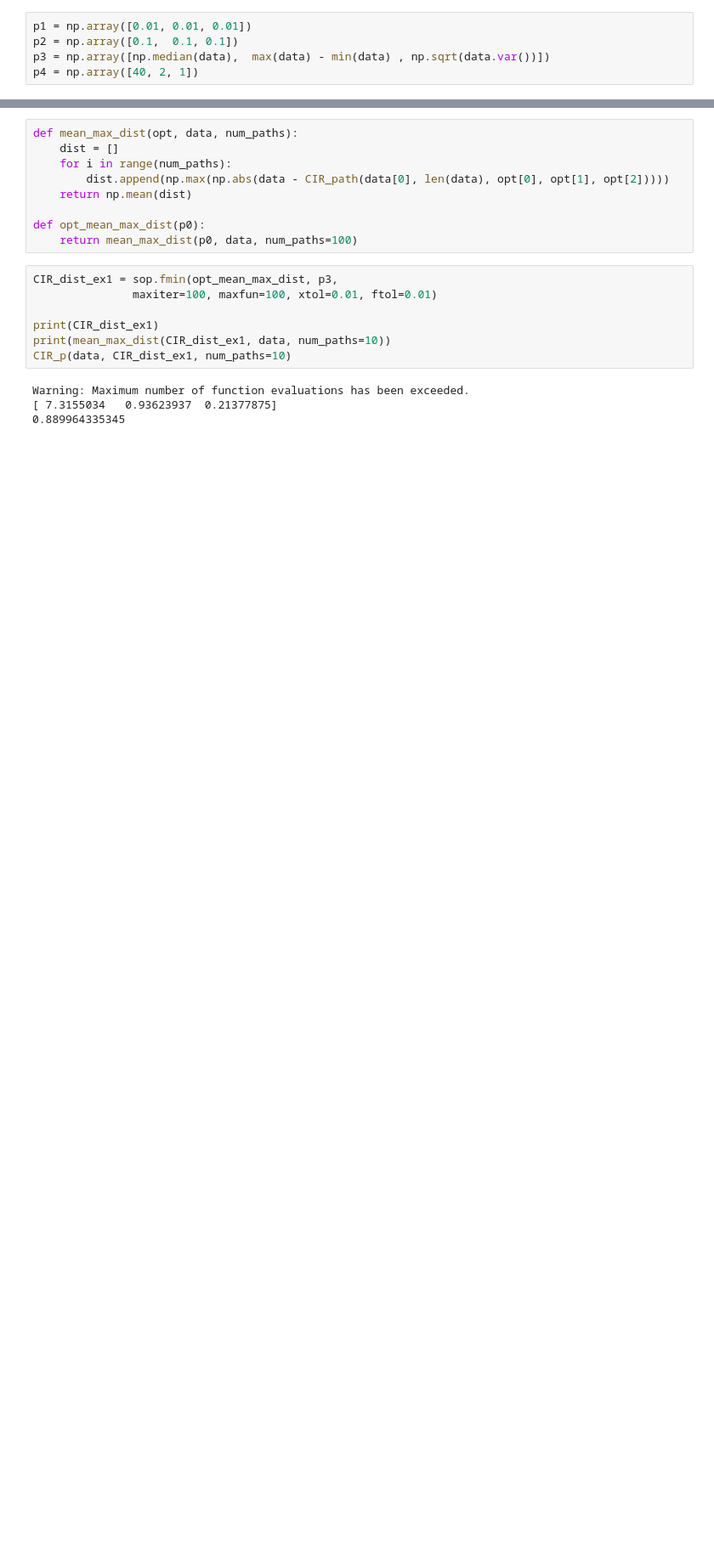
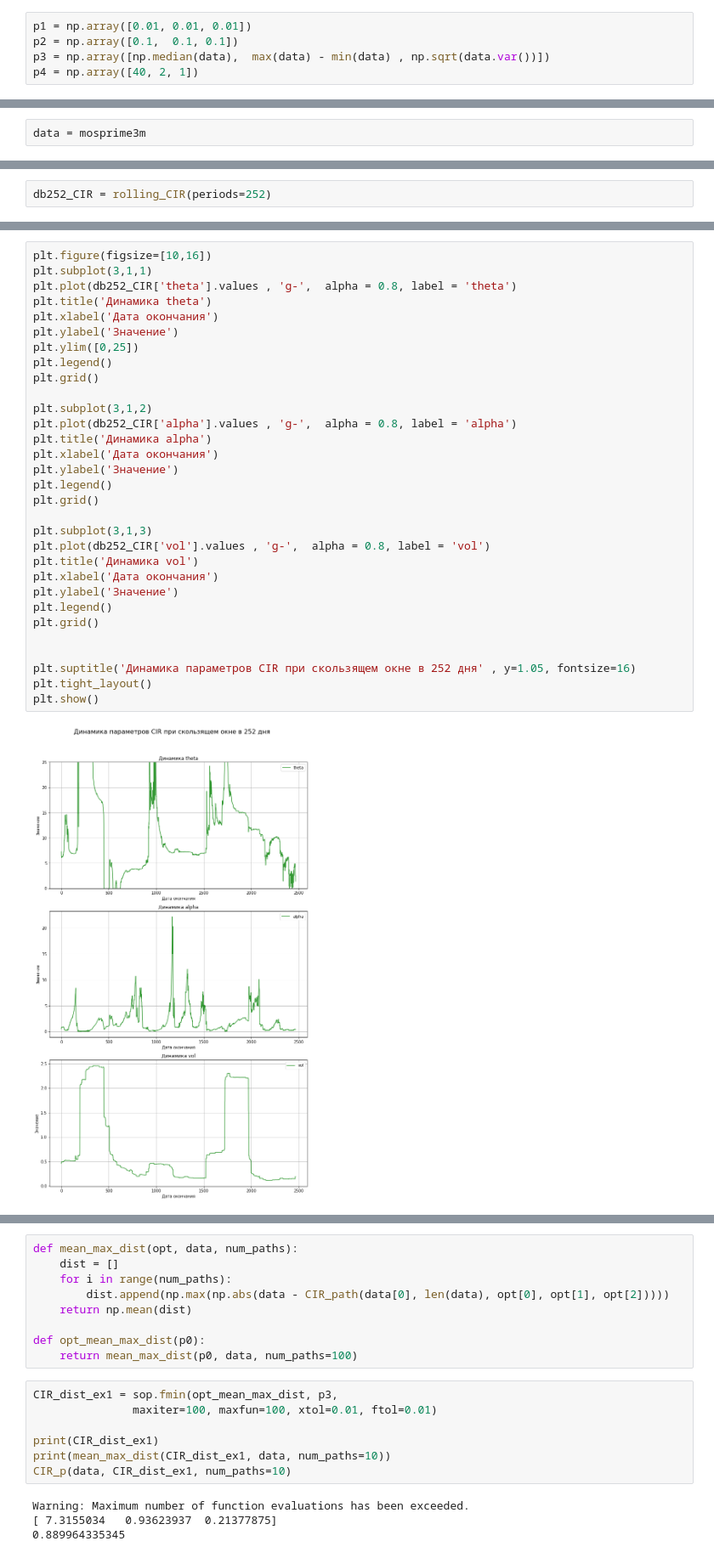
Before and after one commit to DESimakov/CW, a Jupyter notebook: CW_CIR.ipynb, the cells around one changed output, grey strips where cells are left out. Shown at 85% size. Cells and saved outputs as stored; diff of their text form; blank space fills up the shorter version.

```diff
--- a/CW_CIR.ipynb
+++ b/CW_CIR.ipynb
@@ -125,0 +137,2 @@ Optimization terminated successfully.
+# %%
+data = mosprime3m
@@ -125,0 +158,2 @@ Optimization terminated successfully.
+# %%
+db252_CIR = rolling_CIR(periods=252)
@@ -125,0 +169,33 @@ Optimization terminated successfully.
+# %%
+plt.figure(figsize=[10,16])
+plt.subplot(3,1,1)
+plt.plot(db252_CIR['theta'].values , 'g-',  alpha = 0.8, label = 'theta')
+plt.title('Динамика theta')
+plt.xlabel('Дата окончания')
+plt.ylabel('Значение')
+plt.ylim([0,25])
+plt.legend()
+plt.grid()
+
+plt.subplot(3,1,2)
+plt.plot(db252_CIR['alpha'].values , 'g-',  alpha = 0.8, label = 'alpha')
+plt.title('Динамика alpha')
+plt.xlabel('Дата окончания')
+plt.ylabel('Значение')
+plt.legend()
+plt.grid()
+
+plt.subplot(3,1,3)
+plt.plot(db252_CIR['vol'].values , 'g-',  alpha = 0.8, label = 'vol')
+plt.title('Динамика vol')
+plt.xlabel('Дата окончания')
+plt.ylabel('Значение')
+plt.legend()
+plt.grid()
+
+
+plt.suptitle('Динамика параметров CIR при скользящем окне в 252 дня' , y=1.05, fontsize=16)
+plt.tight_layout()
+plt.show()
+# %% [output]
+[figure, added]
```
Also changed, not shown: parts of 19 cells of this notebook.
